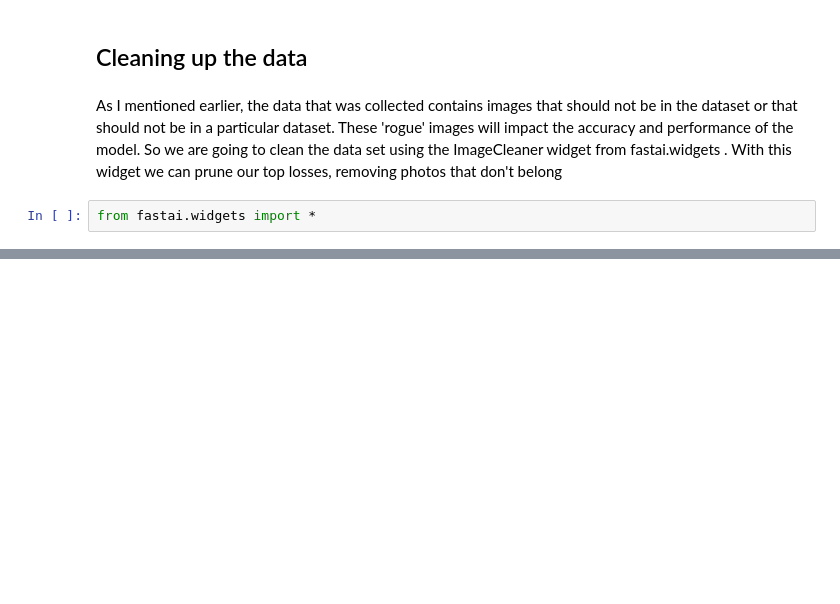
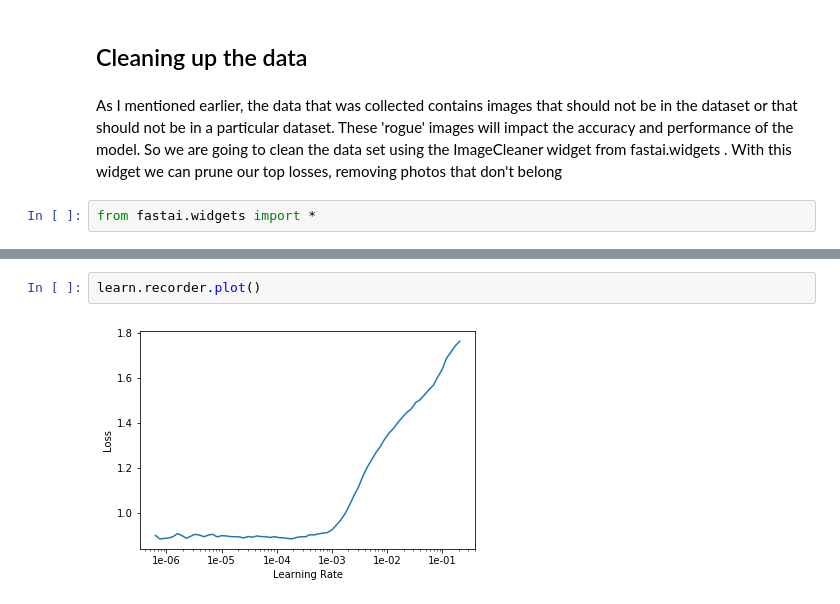
Before and after one commit to gaseosaluz/huaquero, a Jupyter notebook: Identify Huacos.ipynb, the cells around one changed output, grey strips where cells are left out. Cells and saved outputs as stored; diff of their text form; blank space fills up the shorter version.

```diff
--- a/Identify Huacos.ipynb
+++ b/Identify Huacos.ipynb
@@ -169,0 +298,4 @@ from fastai.widgets import *
+# %%
+learn.recorder.plot()
+# %% [output]
+[figure, added]
```
Also changed, not shown: parts of 47 cells of this notebook.
